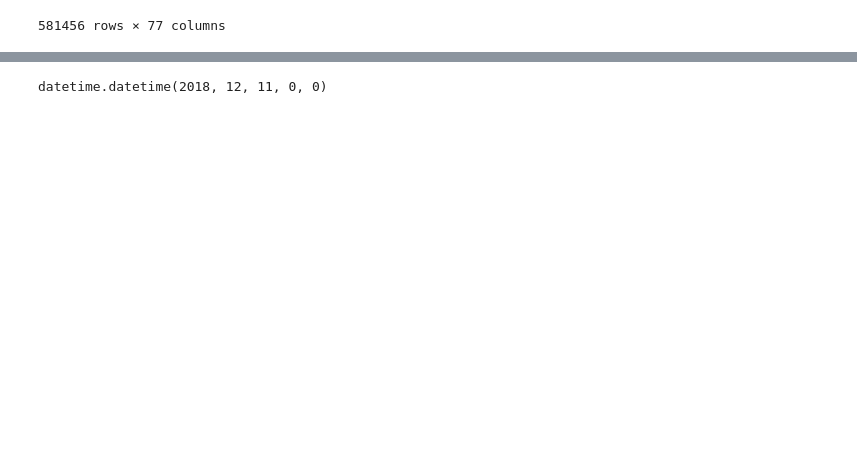
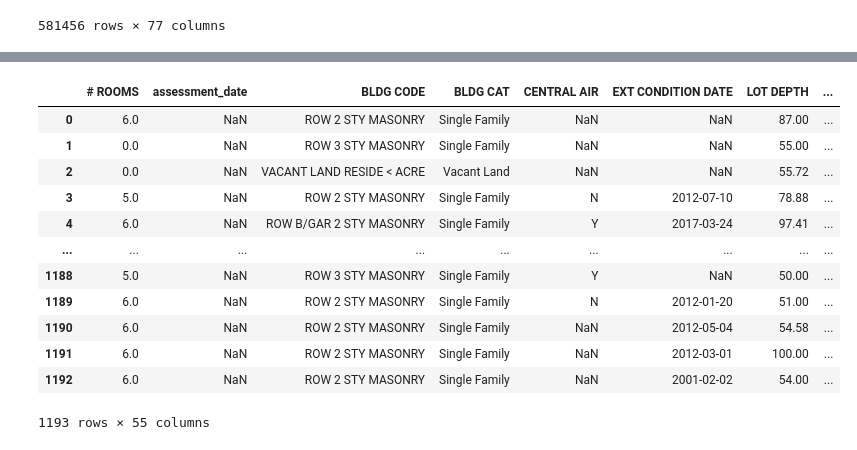
Before and after one commit to nding17/WhiterockAI, a Jupyter notebook: notebooks/PLUTO auto update pipeline.ipynb, the cells around one changed output, grey strips where cells are left out. Saved outputs shown, nothing was run; the diff lists cells and outputs as text; code cells hidden in the pictures; blank space fills up the shorter version.

```diff
--- a/notebooks/PLUTO auto update pipeline.ipynb
+++ b/notebooks/PLUTO auto update pipeline.ipynb
@@ -403,4 +422,16 @@ Timedelta('30 days 00:00:00')
-# %%
-datetime(2019,1,10)-pd.Timedelta('30 days')
-# %% [output]
-datetime.datetime(2018, 12, 11, 0, 0)
+# %%
+df_sub
+# %% [output]
+|  | # ROOMS | assessment_date | BLDG CODE | BLDG CAT | CENTRAL AIR | EXT CONDITION DATE | LOT DEPTH | ... |
+| 0 | 6.0 | NaN | ROW 2 STY MASONRY | Single Family | NaN | NaN | 87.00 | ... |
+| 1 | 0.0 | NaN | ROW 3 STY MASONRY | Single Family | NaN | NaN | 55.00 | ... |
+| 2 | 0.0 | NaN | VACANT LAND RESIDE < ACRE | Vacant Land | NaN | NaN | 55.72 | ... |
+| 3 | 5.0 | NaN | ROW 2 STY MASONRY | Single Family | N | 2012-07-10 | 78.88 | ... |
+| 4 | 6.0 | NaN | ROW B/GAR 2 STY MASONRY | Single Family | Y | 2017-03-24 | 97.41 | ... |
+| ... | ... | ... | ... | ... | ... | ... | ... | ... |
+| 1188 | 5.0 | NaN | ROW 3 STY MASONRY | Single Family | Y | NaN | 50.00 | ... |
+| 1189 | 6.0 | NaN | ROW 2 STY MASONRY | Single Family | N | 2012-01-20 | 51.00 | ... |
+| 1190 | 6.0 | NaN | ROW 2 STY MASONRY | Single Family | NaN | 2012-05-04 | 54.58 | ... |
+| 1191 | 6.0 | NaN | ROW 2 STY MASONRY | Single Family | NaN | 2012-03-01 | 100.00 | ... |
+| 1192 | 6.0 | NaN | ROW 2 STY MASONRY | Single Family | NaN | 2001-02-02 | 54.00 | ... |
+1193 rows × 55 columns
```
Also changed, not shown: parts of 5 cells of this notebook, 1 other file.
